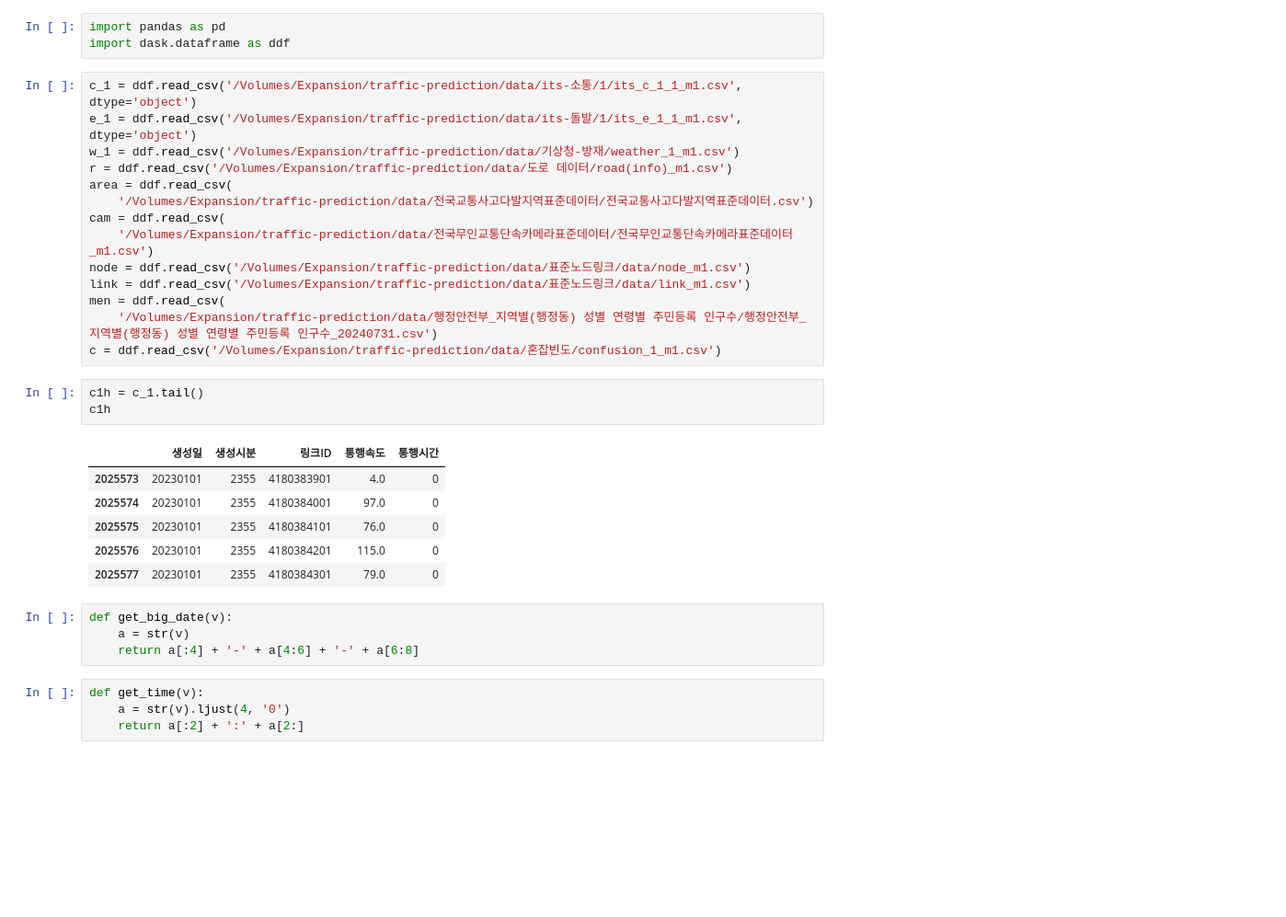
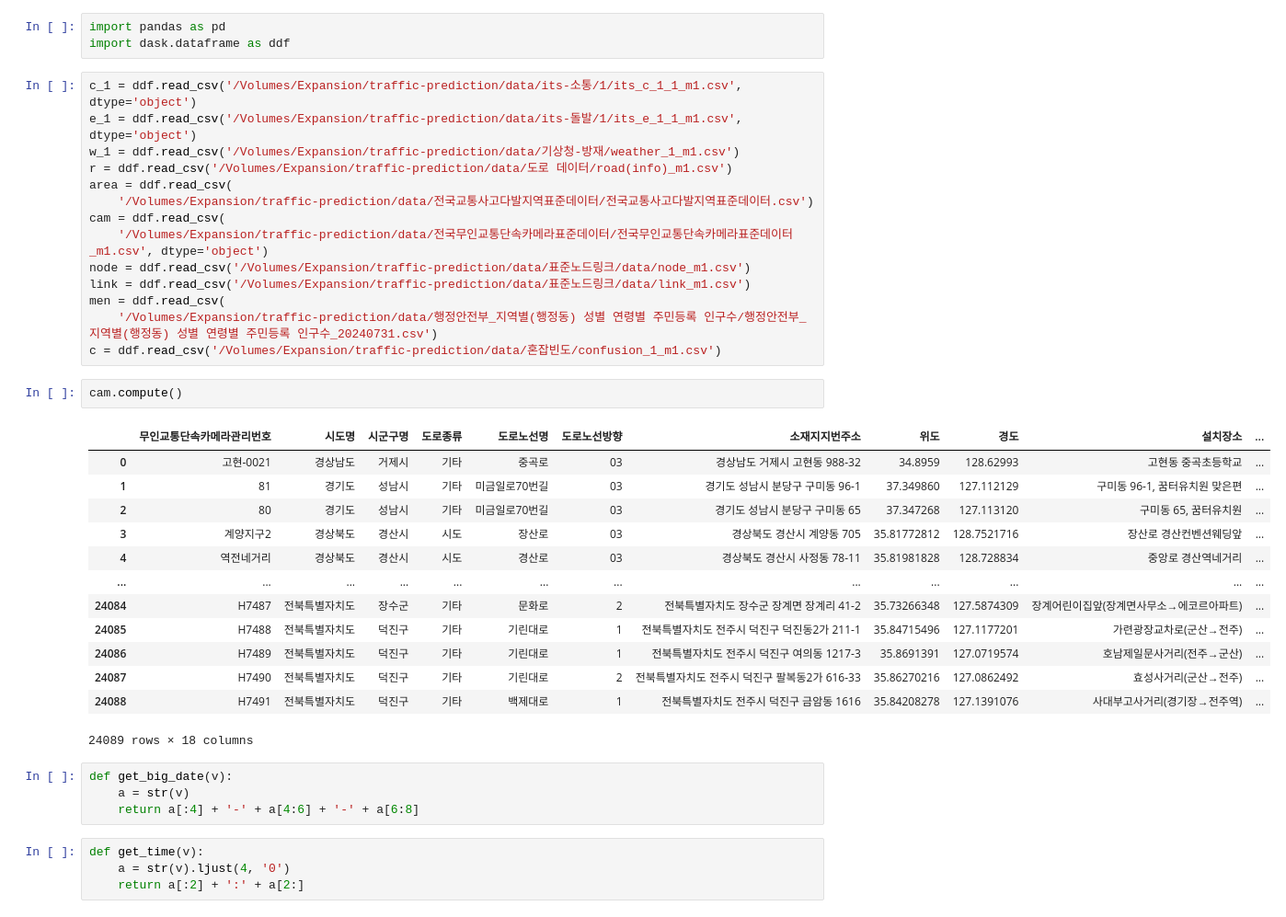
Before and after one commit to danawls/traffic_models, a Jupyter notebook: data_combine/first.ipynb, the cells around one changed output. Shown: that part at 92% size. Drawn from its saved outputs; the diff is of its cells as text; blank space fills up the shorter version.

```diff
--- a/data_combine/first.ipynb
+++ b/data_combine/first.ipynb
@@ -9,26 +9,32 @@ r = ddf.read_csv('/Volumes/Expansion/traffic-prediction/data/도로 데이터/ro
 area = ddf.read_csv(
     '/Volumes/Expansion/traffic-prediction/data/전국교통사고다발지역표준데이터/전국교통사고다발지역표준데이터.csv')
 cam = ddf.read_csv(
-    '/Volumes/Expansion/traffic-prediction/data/전국무인교통단속카메라표준데이터/전국무인교통단속카메라표준데이터_m1.csv')
+    '/Volumes/Expansion/traffic-prediction/data/전국무인교통단속카메라표준데이터/전국무인교통단속카메라표준데이터_m1.csv', dtype='object')
 node = ddf.read_csv('/Volumes/Expansion/traffic-prediction/data/표준노드링크/data/node_m1.csv')
 link = ddf.read_csv('/Volumes/Expansion/traffic-prediction/data/표준노드링크/data/link_m1.csv')
 men = ddf.read_csv(
     '/Volumes/Expansion/traffic-prediction/data/행정안전부_지역별(행정동) 성별 연령별 주민등록 인구수/행정안전부_지역별(행정동) 성별 연령별 주민등록 인구수_20240731.csv')
 c = ddf.read_csv('/Volumes/Expansion/traffic-prediction/data/혼잡빈도/confusion_1_m1.csv')
-# %%
-c1h = c_1.tail()
-c1h
-# %% [output]
-|  | 생성일 | 생성시분 | 링크ID | 통행속도 | 통행시간 |
-| 2025573 | 20230101 | 2355 | 4180383901 | 4.0 | 0 |
-| 2025574 | 20230101 | 2355 | 4180384001 | 97.0 | 0 |
-| 2025575 | 20230101 | 2355 | 4180384101 | 76.0 | 0 |
-| 2025576 | 20230101 | 2355 | 4180384201 | 115.0 | 0 |
-| 2025577 | 20230101 | 2355 | 4180384301 | 79.0 | 0 |
-# %%
-def get_big_date(v):
-    a = str(v)
-    return a[:4] + '-' + a[4:6] + '-' + a[6:8]
+# %%
+cam.compute()
+# %% [output]
+|  | 무인교통단속카메라관리번호 | 시도명 | 시군구명 | 도로종류 | 도로노선명 | 도로노선방향 | 소재지지번주소 | 위도 | 경도 | 설치장소 | ... |
+| 0 | 고현-0021 | 경상남도 | 거제시 | 기타 | 중곡로 | 03 | 경상남도 거제시 고현동 988-32 | 34.8959 | 128.62993 | 고현동 중곡초등학교 | ... |
+| 1 | 81 | 경기도 | 성남시 | 기타 | 미금일로70번길 | 03 | 경기도 성남시 분당구 구미동 96-1 | 37.349860 | 127.112129 | 구미동 96-1, 꿈터유치원 맞은편 | ... |
+| 2 | 80 | 경기도 | 성남시 | 기타 | 미금일로70번길 | 03 | 경기도 성남시 분당구 구미동 65 | 37.347268 | 127.113120 | 구미동 65, 꿈터유치원 | ... |
+| 3 | 계양지구2 | 경상북도 | 경산시 | 시도 | 장산로 | 03 | 경상북도 경산시 계양동 705 | 35.81772812 | 128.7521716 | 장산로 경산컨벤션웨딩앞 | ... |
+| 4 | 역전네거리 | 경상북도 | 경산시 | 시도 | 경산로 | 03 | 경상북도 경산시 사정동 78-11 | 35.81981828 | 128.728834 | 중앙로 경산역네거리 | ... |
+| ... | ... | ... | ... | ... | ... | ... | ... | ... | ... | ... | ... |
+| 24084 | H7487 | 전북특별자치도 | 장수군 | 기타 | 문화로 | 2 | 전북특별자치도 장수군 장계면 장계리 41-2 | 35.73266348 | 127.5874309 | 장계어린이집앞(장계면사무소→에코르아파트) | ... |
+| 24085 | H7488 | 전북특별자치도 | 덕진구 | 기타 | 기린대로 | 1 | 전북특별자치도 전주시 덕진구 덕진동2가 211-1 | 35.84715496 | 127.1177201 | 가련광장교차로(군산→전주) | ... |
+| 24086 | H7489 | 전북특별자치도 | 덕진구 | 기타 | 기린대로 | 1 | 전북특별자치도 전주시 덕진구 여의동 1217-3 | 35.8691391 | 127.0719574 | 호남제일문사거리(전주→군산) | ... |
+| 24087 | H7490 | 전북특별자치도 | 덕진구 | 기타 | 기린대로 | 2 | 전북특별자치도 전주시 덕진구 팔복동2가 616-33 | 35.86270216 | 127.0862492 | 효성사거리(군산→전주) | ... |
+| 24088 | H7491 | 전북특별자치도 | 덕진구 | 기타 | 백제대로 | 1 | 전북특별자치도 전주시 덕진구 금암동 1616 | 35.84208278 | 127.1391076 | 사대부고사거리(경기장→전주역) | ... |
+24089 rows × 18 columns
+# %%
+def get_big_date(v):
+    a = str(v)
+    return a[:4] + '-' + a[4:6] + '-' + a[6:8]
 # %%
 def get_time(v):
     a = str(v).ljust(4, '0')
```
Also changed, not shown: 12 other files.
